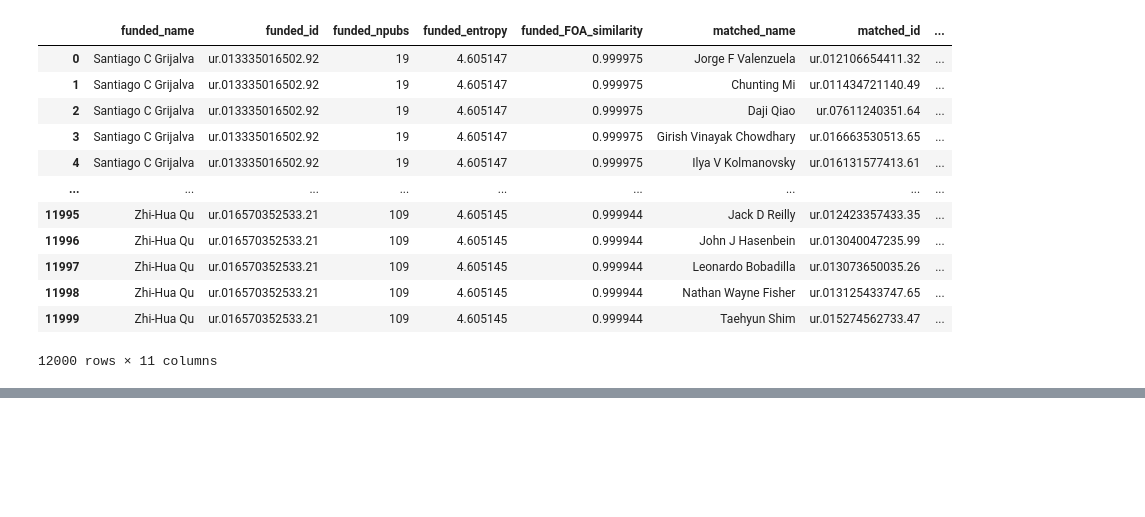
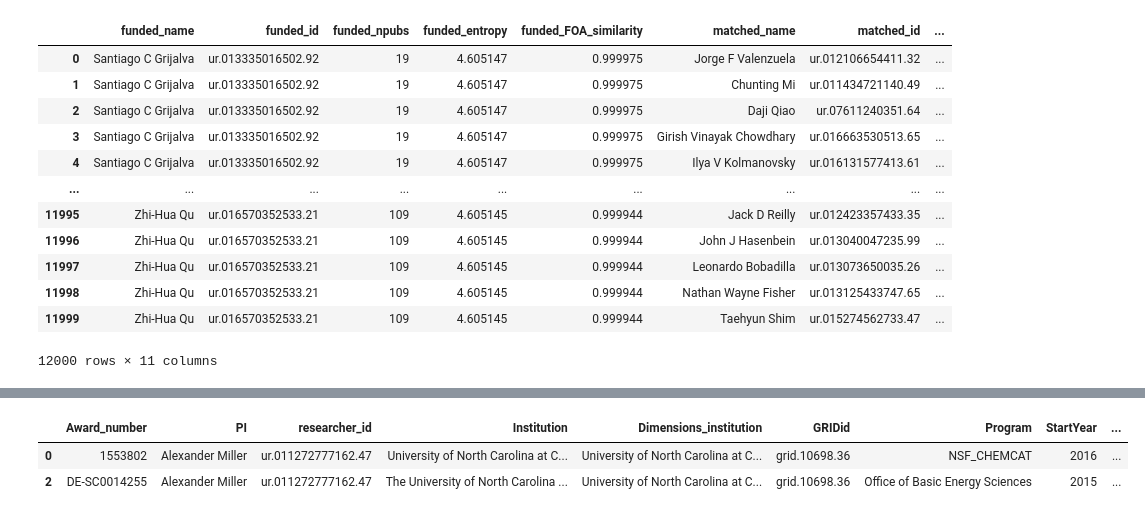
Before and after one commit to sciosci/sloan-lda-bib, a Jupyter notebook: researcher_lda_matching.ipynb, the cells around one changed output, grey strips where cells are left out. Drawn from its saved outputs; the diff is of its cells as text; code cells hidden in the pictures; blank space fills up the shorter version.

```diff
--- a/researcher_lda_matching.ipynb
+++ b/researcher_lda_matching.ipynb
@@ -452,0 +728,6 @@ pd.DataFrame(matching_dict).\
+# %%
+foa_abstracts[foa_abstracts['PI'] == 'Alexander Miller']
+# %% [output]
+|  | Award_number | PI | researcher_id | Institution | Dimensions_institution | GRIDid | Program | StartYear | ... |
+| 0 | 1553802 | Alexander Miller | ur.011272777162.47 | University of North Carolina at C... | University of North Carolina at C... | grid.10698.36 | NSF_CHEMCAT | 2016 | ... |
+| 2 | DE-SC0014255 | Alexander Miller | ur.011272777162.47 | The University of North Carolina ... | University of North Carolina at C... | grid.10698.36 | Office of Basic Energy Sciences | 2015 | ... |
```
Also changed, not shown: parts of 18 cells of this notebook, 4 other files.
